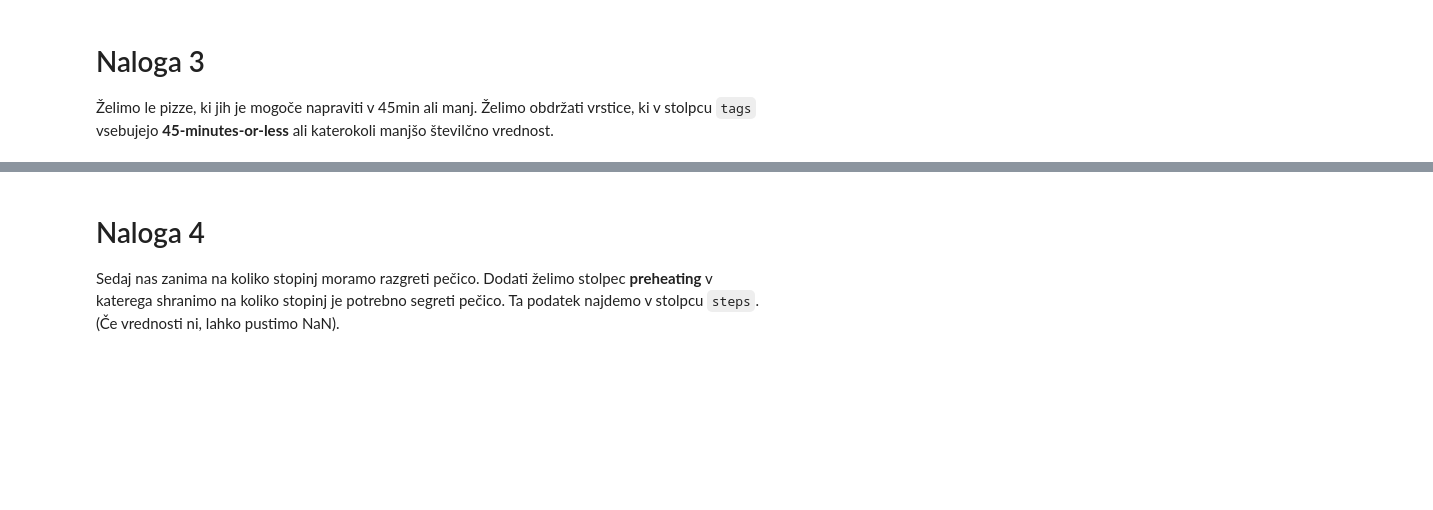
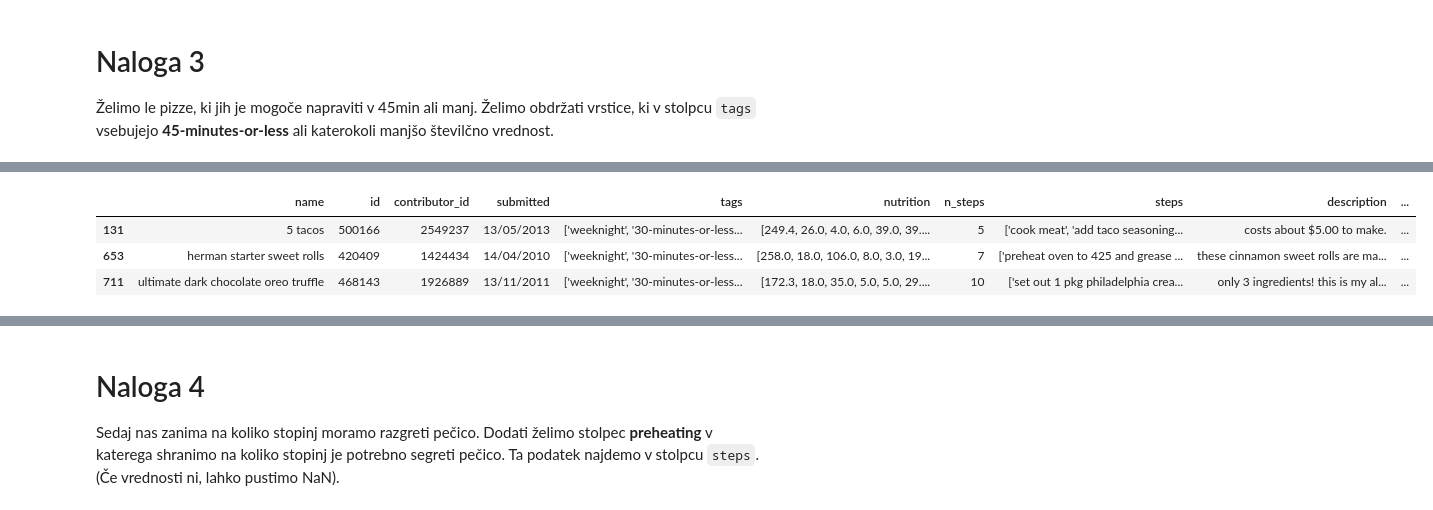
Before and after one commit to evgenursic/python-analitika-2, a Jupyter notebook: Del_03_Pandas_data_cleaning_napredno/03_Data_Cleaning_Napredno_DN.ipynb, the cells around one changed output, grey strips where cells are left out. Saved outputs shown, nothing was run; the diff lists cells and outputs as text; code cells hidden in the pictures; blank space fills up the shorter version.

```diff
--- a/Del_03_Pandas_data_cleaning_napredno/03_Data_Cleaning_Napredno_DN.ipynb
+++ b/Del_03_Pandas_data_cleaning_napredno/03_Data_Cleaning_Napredno_DN.ipynb
@@ -53,0 +92,7 @@ our_ingredients = ["egg", "sausage"]
+# %%
+recipes[(recipes['tags'].str.contains('30-minutes-or-less')) & (recipes['tags'].str.contains('weeknight'))]
+# %% [output]
+|  | name | id | contributor_id | submitted | tags | nutrition | n_steps | steps | description | ... |
+| 131 | 5 tacos | 500166 | 2549237 | 13/05/2013 | ['weeknight', '30-minutes-or-less... | [249.4, 26.0, 4.0, 6.0, 39.0, 39.... | 5 | ['cook meat', 'add taco seasoning... | costs about $5.00 to make. | ... |
+| 653 | herman starter sweet rolls | 420409 | 1424434 | 14/04/2010 | ['weeknight', '30-minutes-or-less... | [258.0, 18.0, 106.0, 8.0, 3.0, 19... | 7 | ['preheat oven to 425 and grease ... | these cinnamon sweet rolls are ma... | ... |
+| 711 | ultimate dark chocolate oreo truffle | 468143 | 1926889 | 13/11/2011 | ['weeknight', '30-minutes-or-less... | [172.3, 18.0, 35.0, 5.0, 5.0, 29.... | 10 | ['set out 1 pkg philadelphia crea... | only 3 ingredients! this is my al... | ... |
```
Also changed, not shown: parts of 9 cells of this notebook, 1 other file.
